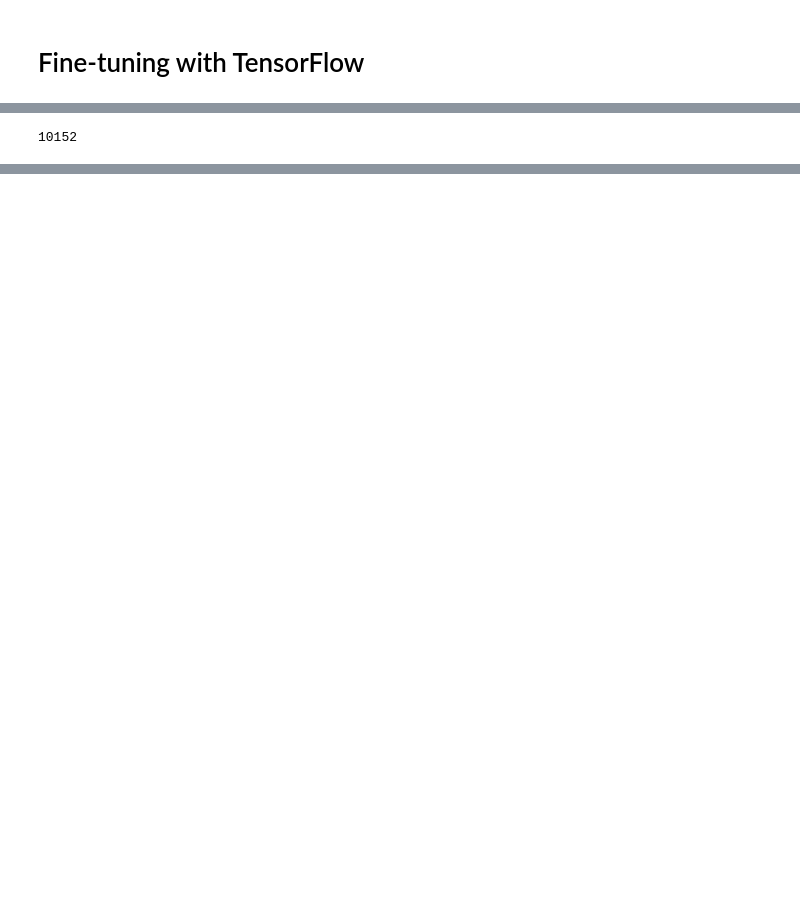
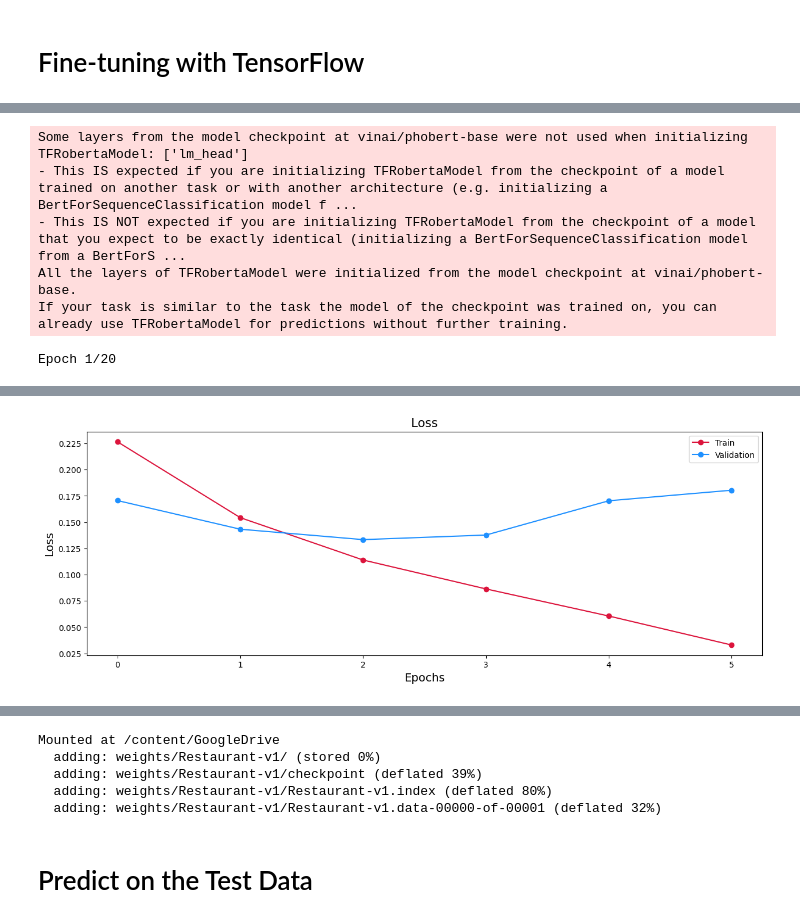
Before and after one commit to ds4v/absa-vlsp-2018, a Jupyter notebook: experiments/Restaurant-v1.ipynb, the cells around one changed output, grey strips where cells are left out. Saved outputs shown, nothing was run; the diff lists cells and outputs as text; code cells hidden in the pictures; blank space fills up the shorter version.

```diff
--- a/experiments/Restaurant-v1.ipynb
+++ b/experiments/Restaurant-v1.ipynb
@@ -337,22 +242,0 @@ official.nlp.optimization.AdamWeightDecay
-# %%
-from tensorflow.keras.callbacks import EarlyStopping, ModelCheckpoint
-from tensorflow.train import CheckpointOptions
-
-# Stop if no improvement after 5 epochs
-early_stop_callback = EarlyStopping(monitor='val_loss', patience=5, verbose=1)
-
-checkpoint_path = MODEL_PATH + '/checkpoints/cp-{epoch:03d}.ckpt'
-checkpoint_dir = os.path.dirname(checkpoint_path)
-
-# Prevent from UnimplementedError when using TPU
-options = CheckpointOptions(experimental_io_device='/job:localhost')
-
-# Create a callback that saves the model's weights every 10 epochs
-checkpoint_callback = ModelCheckpoint(
-    filepath = checkpoint_path,
-    save_best_only = True,
-    save_weights_only = True,
-    save_freq = 10 * STEPS_PER_EPOCH,
-    options = options,
-    verbose = 1
-)
@@ -658,12 +243,23 @@ vlsp_results[:3]
-# %%
-with open('ACSA-v1-restaurant.txt', 'w', encoding='utf-8') as f:
-    for result in vlsp_results:
-        id, text, acsa = result.values()
-        f.write(f"{id}\n{text}\n{', '.join(acsa)}\n\n")
-# %%
-import gc
-del model
-torch.cuda.empty_cache()
-gc.collect()
-# %% [output]
-10152
+# %%
+%%time
+from acsa_model import VLSP2018MultiTask
+from helper import plot_training_history
+model = VLSP2018MultiTask(PRETRAINED_MODEL, ASPECT_CATEGORY_NAMES, optimizer, name=MODEL_NAME)
+
+history = model.fit(
+    train_tf_dataset,
+    validation_data = val_tf_dataset,
+    callbacks = [early_stop_callback],
+    epochs = EPOCHS,
+    verbose = 1
+).history
+
+model.save_weights(f'./weights/{MODEL_NAME}/{MODEL_NAME}', save_format='tf')
+plot_training_history(history)
+# %% [output]
+Some layers from the model checkpoint at vinai/phobert-base were not used when initializing TFRobertaModel: ['lm_head']
+- This IS expected if you are initializing TFRobertaModel from the checkpoint of a model trained on another task or with another architecture (e.g. initializing a BertForSequenceClassification model f ...
+- This IS NOT expected if you are initializing TFRobertaModel from the checkpoint of a model that you expect to be exactly identical (initializing a BertForSequenceClassification model from a BertForS ...
+All the layers of TFRobertaModel were initialized from the model checkpoint at vinai/phobert-base.
+If your task is similar to the task the model of the checkpoint was trained on, you can already use TFRobertaModel for predictions without further training.
+Epoch 1/20
@@ -669,0 +282 @@ gc.collect()
+[figure, added]
@@ -669,0 +285,13 @@ gc.collect()
+# %%
+from google.colab import drive # Move weights to Drive for faster downloading
+drive.mount('/content/GoogleDrive', force_remount=True)
+!zip -r ./weights/{MODEL_NAME}.zip ./weights/{MODEL_NAME}
+!mv ./weights/{MODEL_NAME}.zip /content/GoogleDrive/My\ Drive
+# %% [output]
+Mounted at /content/GoogleDrive
+  adding: weights/Restaurant-v1/ (stored 0%)
+  adding: weights/Restaurant-v1/checkpoint (deflated 39%)
+  adding: weights/Restaurant-v1/Restaurant-v1.index (deflated 80%)
+  adding: weights/Restaurant-v1/Restaurant-v1.data-00000-of-00001 (deflated 32%)
+# %% [markdown]
+# Predict on the Test Data
```
Also changed, not shown: parts of 99 cells of this notebook, 4 other files.
